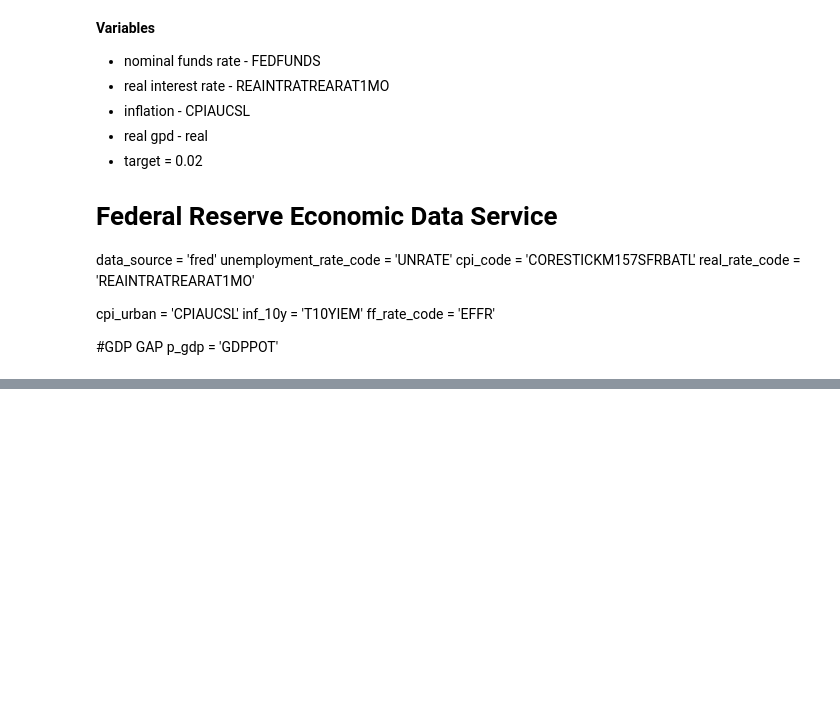
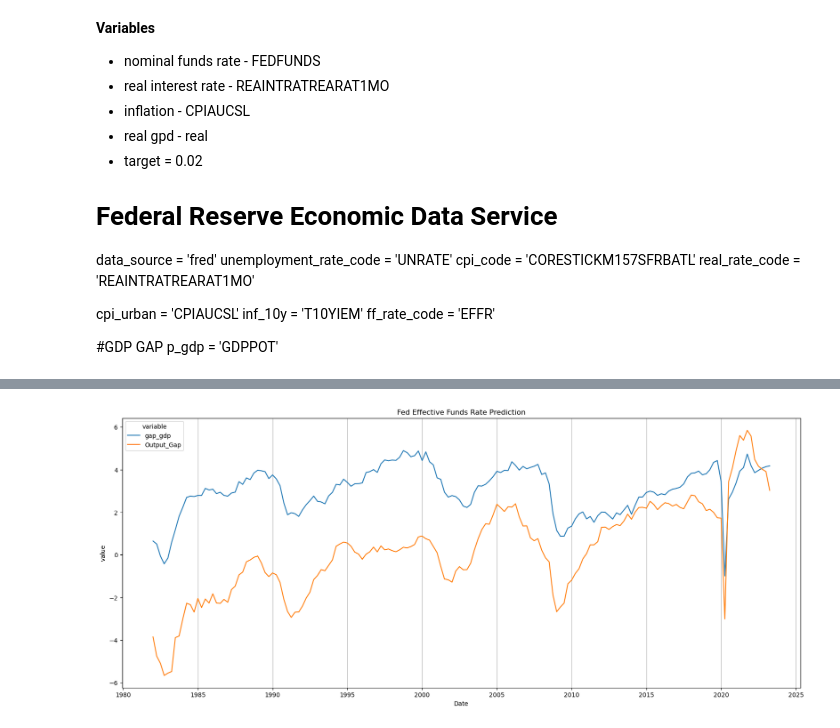
Before and after one commit to dsimband/DATA698, a Jupyter notebook: DATA698_Taylor_Rule_v1.ipynb, the cells around one changed output, grey strips where cells are left out. Drawn from its saved outputs; the diff is of its cells as text; code cells hidden in the pictures; blank space fills up the shorter version.

```diff
--- a/DATA698_Taylor_Rule_v1.ipynb
+++ b/DATA698_Taylor_Rule_v1.ipynb
@@ -301,0 +328,16 @@ ax.set(title='Fed Effective Funds Rate Prediction');
+# %%
+long_df = f1_df.copy()
+long_df.reset_index(inplace=True)
+long_df = long_df[['Date','gap_gdp','Output_Gap']].melt(id_vars=['Date'])
+
+# Graph
+fig, ax = plt.subplots(figsize=(20,8))
+ax.xaxis.grid()
+
+# Plot
+sns.lineplot(data=long_df, x = 'Date', y = 'value', hue='variable')
+#ax.plot(taylor_df['observation_date'], taylor_df['FEDFUNDS'], linestyle='--', color='red',linewidth=2)
+
+ax.set(title='Fed Effective Funds Rate Prediction');
+# %% [output]
+[figure, added]
```
Also changed, not shown: parts of 10 cells of this notebook, 6 other files.
